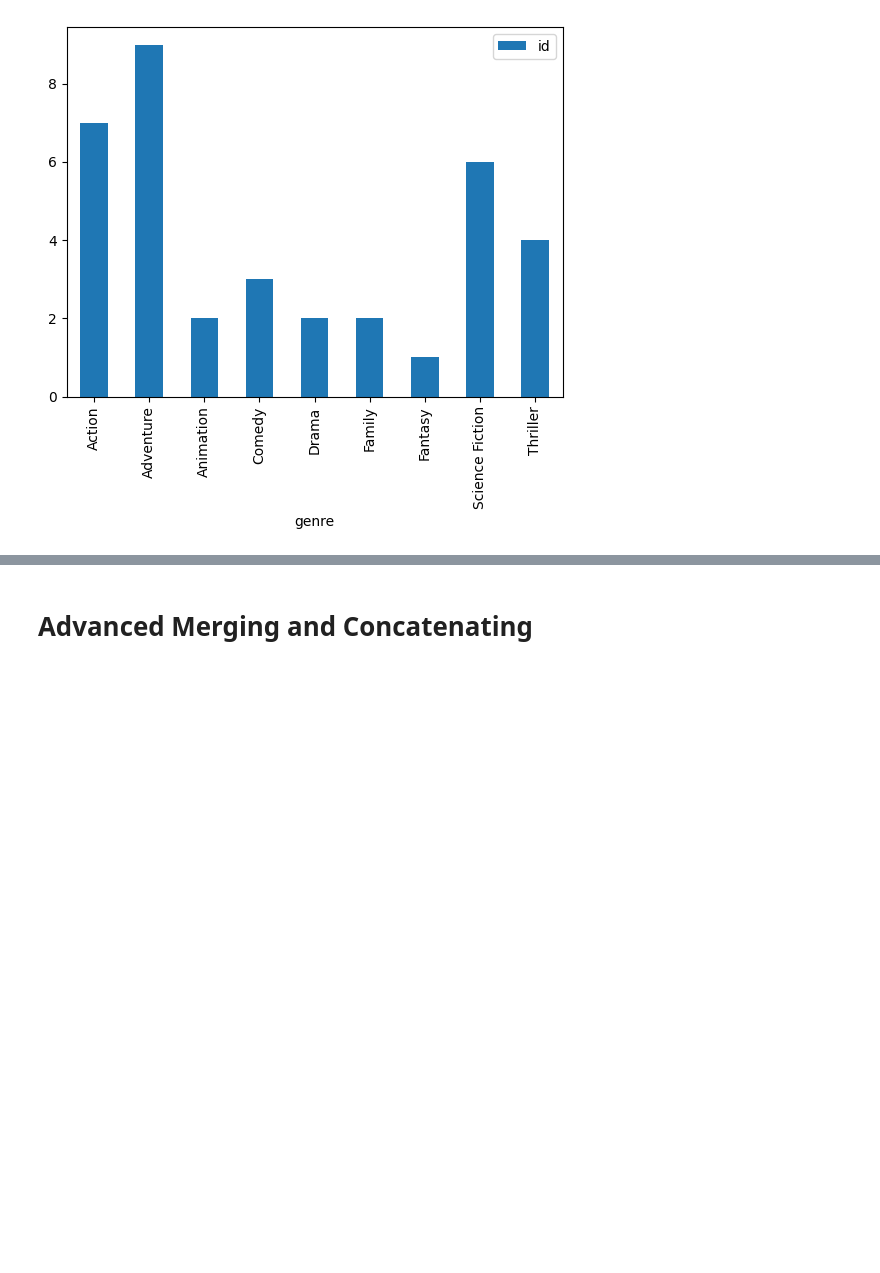
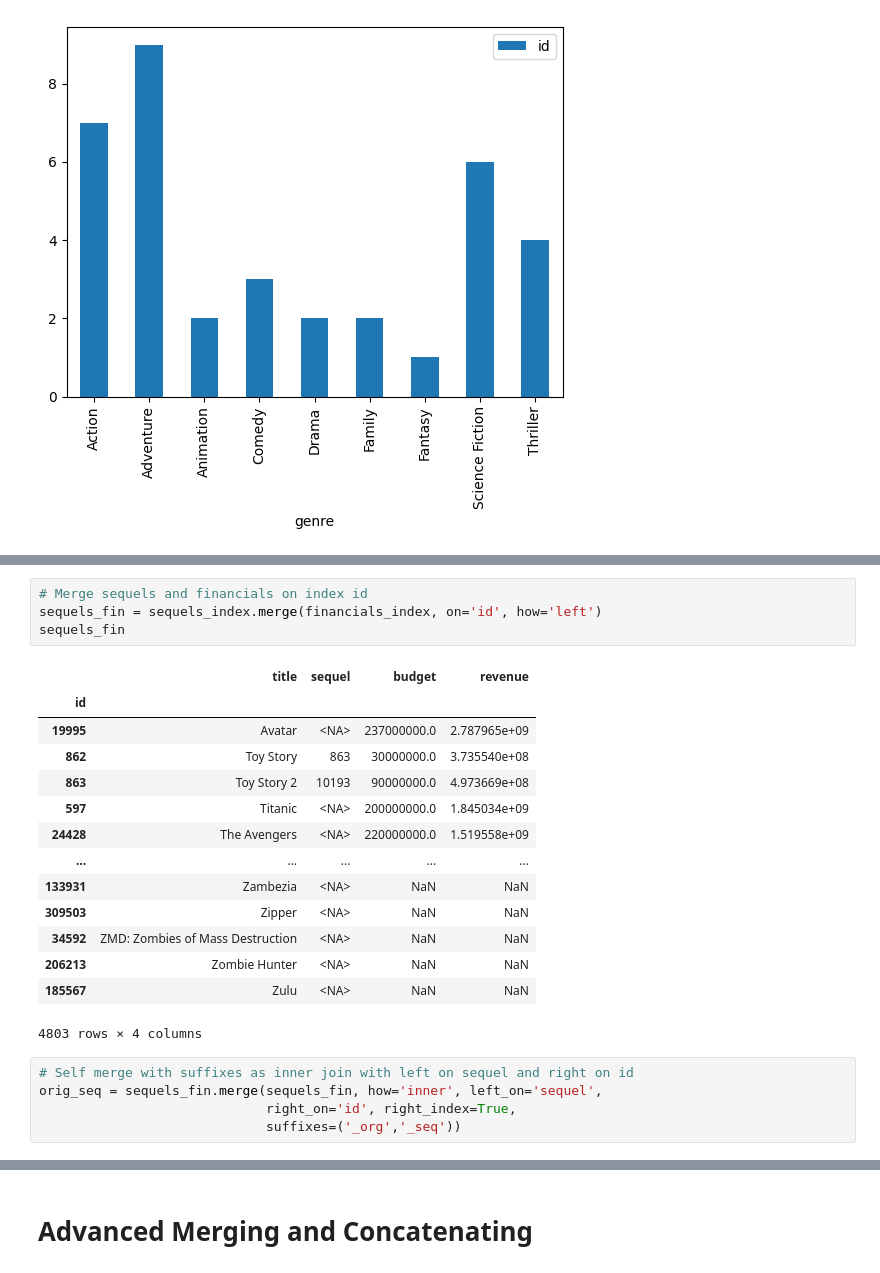
Before and after one commit to rashmishreev/the-data-repository, a Jupyter notebook: data-science-python/pandas/joining-data-pandas.ipynb, the cells around one changed output, grey strips where cells are left out. Cells and saved outputs as stored; diff of their text form; blank space fills up the shorter version.

```diff
--- a/data-science-python/pandas/joining-data-pandas.ipynb
+++ b/data-science-python/pandas/joining-data-pandas.ipynb
@@ -586,0 +751,24 @@ An outer join will return all of the rows from both tables regardless if there i
+# %%
+# Merge sequels and financials on index id
+sequels_fin = sequels_index.merge(financials_index, on='id', how='left')
+sequels_fin
+# %% [output]
+|  | title | sequel | budget | revenue |
+| id |  |  |  |  |
+| 19995 | Avatar | <NA> | 237000000.0 | 2.787965e+09 |
+| 862 | Toy Story | 863 | 30000000.0 | 3.735540e+08 |
+| 863 | Toy Story 2 | 10193 | 90000000.0 | 4.973669e+08 |
+| 597 | Titanic | <NA> | 200000000.0 | 1.845034e+09 |
+| 24428 | The Avengers | <NA> | 220000000.0 | 1.519558e+09 |
+| ... | ... | ... | ... | ... |
+| 133931 | Zambezia | <NA> | NaN | NaN |
+| 309503 | Zipper | <NA> | NaN | NaN |
+| 34592 | ZMD: Zombies of Mass Destruction | <NA> | NaN | NaN |
+| 206213 | Zombie Hunter | <NA> | NaN | NaN |
+| 185567 | Zulu | <NA> | NaN | NaN |
+4803 rows × 4 columns
+# %%
+# Self merge with suffixes as inner join with left on sequel and right on id
+orig_seq = sequels_fin.merge(sequels_fin, how='inner', left_on='sequel',
+                             right_on='id', right_index=True,
+                             suffixes=('_org','_seq'))
```
Also changed, not shown: parts of 21 cells of this notebook, 1 other file.
